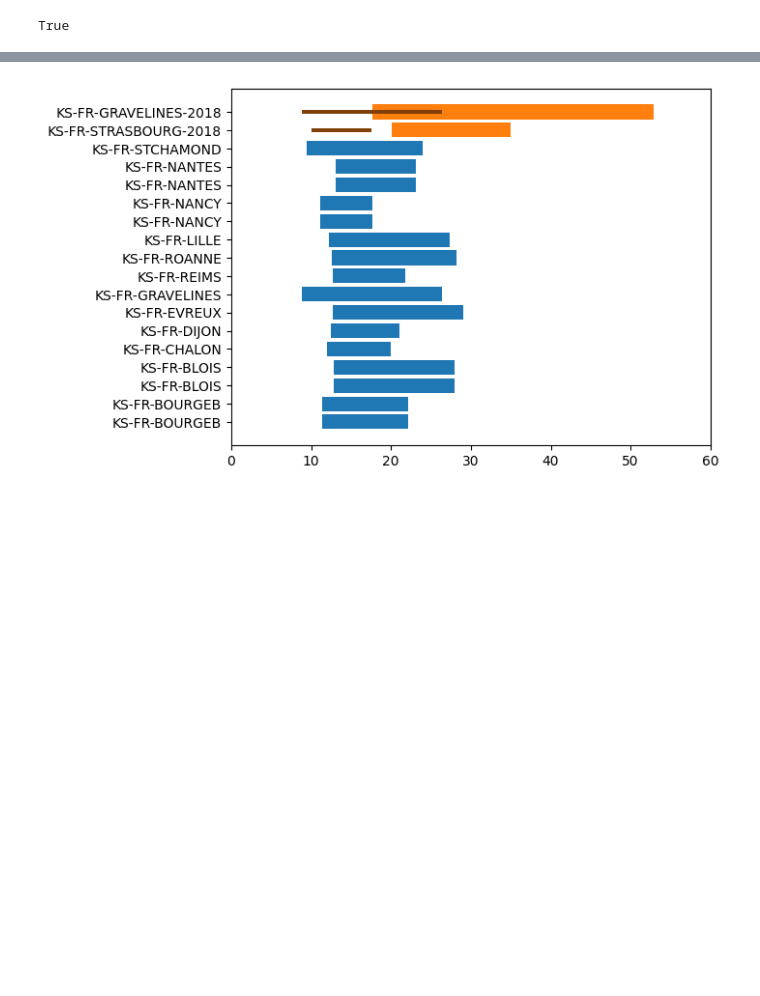
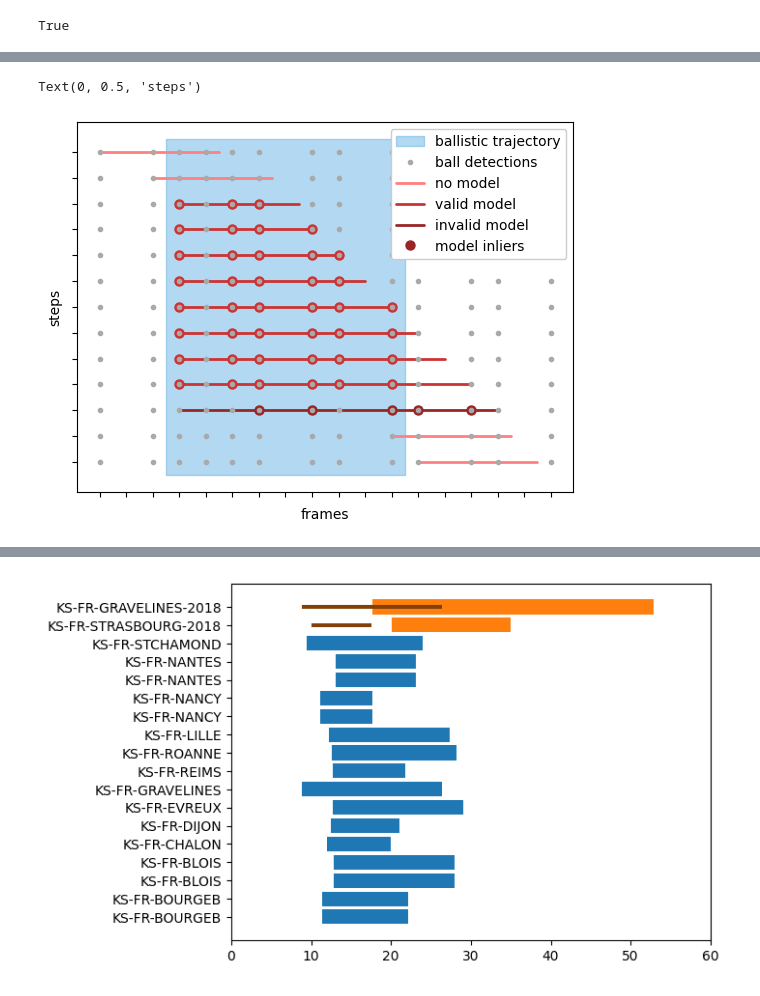
Before and after one commit to gabriel-vanzandycke/deepsport, a Jupyter notebook: notebooks/Figures.ipynb, the cells around one changed output, grey strips where cells are left out. Saved outputs shown, nothing was run; the diff lists cells and outputs as text; code cells hidden in the pictures; blank space fills up the shorter version.

```diff
--- a/notebooks/Figures.ipynb
+++ b/notebooks/Figures.ipynb
@@ -33,0 +103,68 @@ pprint(experiment_ids)
+# %%
+fig = plt.figure()
+ax = plt.gca()
+
+detections = [1, 0, 1, 1, -1, 1, 1, 0, -1, 1, 0, 1, 1, 0, 1, 1, 0, 1]
+ax.invert_yaxis()
+models = [
+    (0, 4.5, []),
+    (2, 4.5, []),
+    (3, 4.5, [3, 5, 6]),
+    (3, 5, [3, 5, 6, 8]),
+    (3, 6, [3, 5, 6, 8, 9]),
+    (3, 7, [3, 5, 6, 8, 9]),
+    (3, 8, [3, 5, 6, 8, 9, 11]),
+    (3, 9, [3, 5, 6, 8, 9, 11]),
+    (3, 10, [3, 5, 6, 8, 9, 11]),
+    (3, 11, [3, 5, 6, 8, 9, 11]),
+    (3, 12, [6, 8, 11, 12, 14]),
+    (11, 4.5, []),
+    (12, 4.5, []),
+]
+ax.fill_between([2.5, 11.5], -.5, len(models)-.5, zorder=.001, alpha=0.5, color=(.4, .7, .9), label="ballistic trajectory")
+
+for f, d in enumerate(detections):
+    if d:
+        label = 'ball detections'#{1: 'TP', 0: 'FN', -1: 'FP'}[d]
+        alpha = {1: 0, -1: 1}[d]
+        xs = [f]*len(models)
+        ys = range(len(models))
+        ax.plot(xs, ys, marker="o", linestyle="", alpha=1, markersize=3, color='darkgray', zorder=1, label=label)
+
+for j, (s, w, inliers) in enumerate(models):
+    if l := len(inliers):
+        lprev = len(models[j-1][2])
+        if lprev == 0:
+            color = (.8, .2, .2)
+            label = 'valid model'
+        elif lprev > l:
+            color = (.6, .15, .15)
+            label = 'invalid model'
+        else:
+            color = (.8, .2, .2)
+            label = 'valid model'
+    else:
+        color = (1, .5, .5)
+        label = 'no model'
+    ax.plot([s, s+w], [j, j], linewidth=2, zorder=.1, color=color, solid_capstyle='round', label=label)
+    for i in inliers:
+        ax.plot(i, j, marker=".", linestyle="", markersize=13, zorder=.2, color=color, label="model inliers")
+
+
+def legend_without_duplicate_labels(ax):
+    from collections import OrderedDict
+    handles, labels = ax.get_legend_handles_labels()
+    legend = OrderedDict(zip(labels, handles))
+    legend.move_to_end('model inliers')
+    ax.legend(legend.values(), legend.keys(), framealpha=1)
+
+legend_without_duplicate_labels(ax)
+ax.set_xticks(range(len(detections)))
+ax.set_xticklabels([""]*len(detections))
+ax.set_xlabel("frames")
+ax.set_yticks(range(len(models)))
+ax.set_yticklabels([""]*len(models))
+ax.set_ylabel("steps")
+# %% [output]
+Text(0, 0.5, 'steps')
+[figure, added]
```
Also changed, not shown: parts of 33 cells of this notebook.
